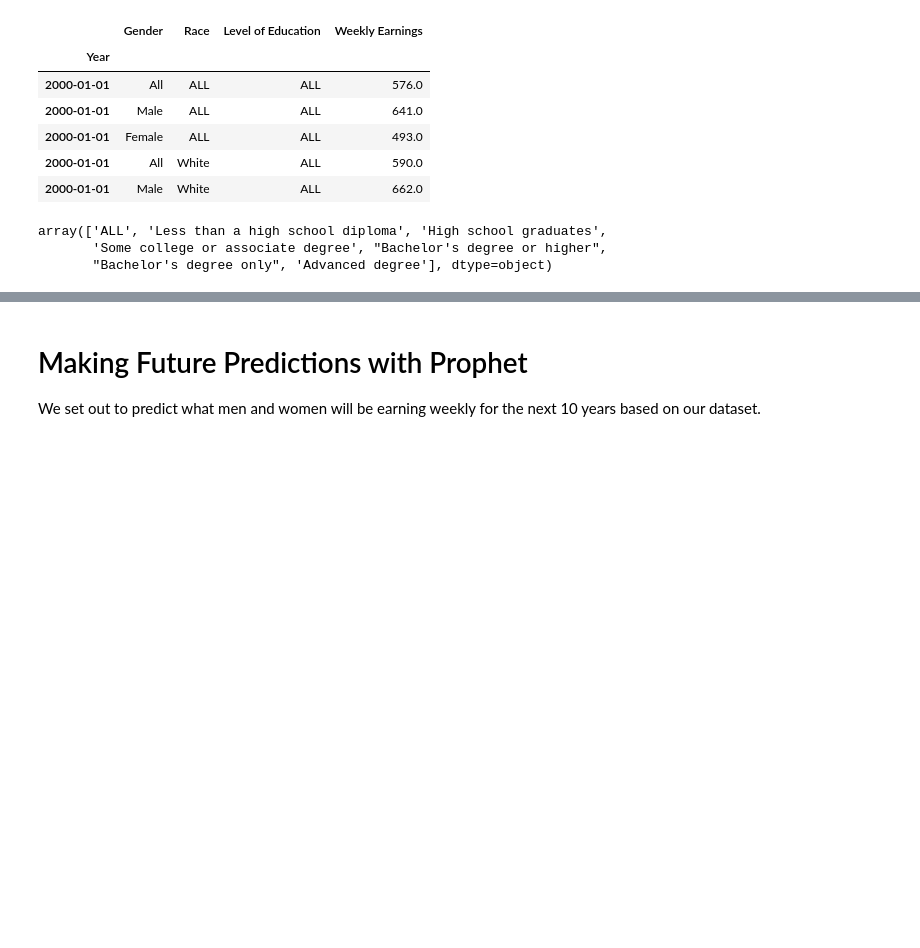
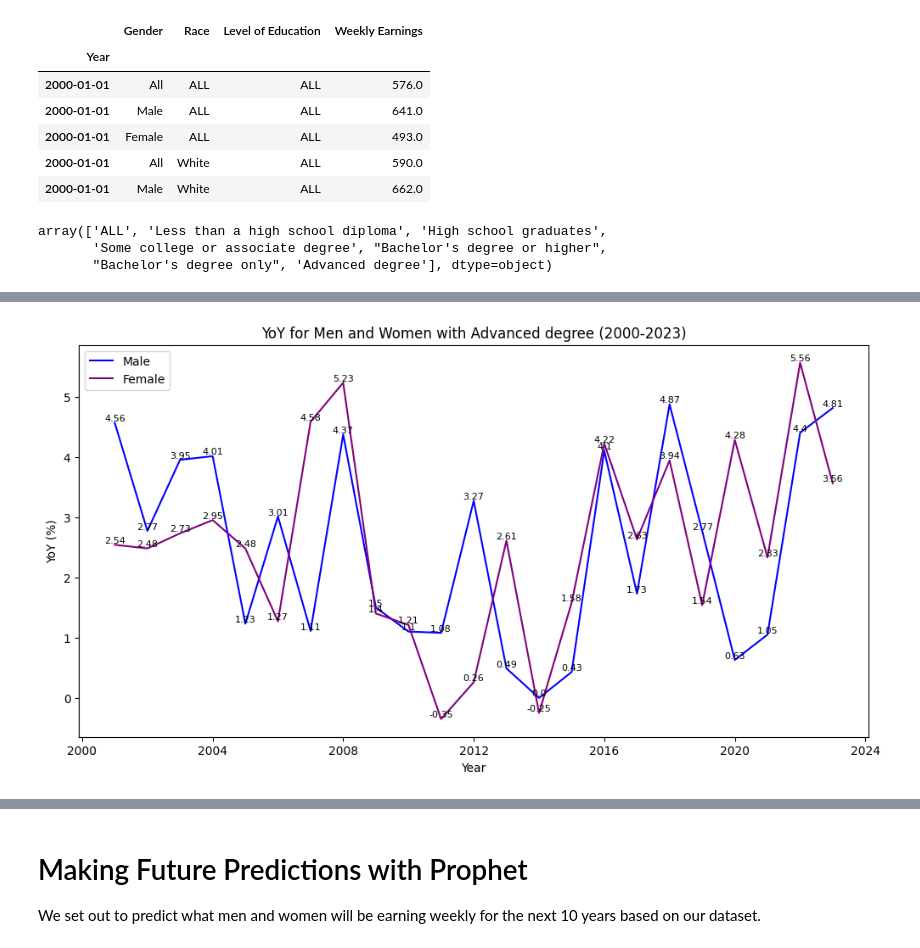
Before and after one commit to professav/project1.newrepo, a Jupyter notebook: uslaborstatistics.ipynb, the cells around one changed output, grey strips where cells are left out. Drawn from its saved outputs; the diff is of its cells as text; code cells hidden in the pictures; blank space fills up the shorter version.

```diff
--- a/uslaborstatistics.ipynb
+++ b/uslaborstatistics.ipynb
@@ -150,0 +187,20 @@ plt.show()
+# %%
+# Storing the data in a Pandas DataFrame
+# Setting the "Year" column as the Datetime Index.
+
+growth_stats = pd.read_csv(
+    "growth.csv",
+    index_col='Year',
+    parse_dates=True
+)
+
+growth_stats.columns
+growth_stats.rename(columns={'YoY ': 'YoY'}, inplace=True)
+
+growth_stats['YoY'] = growth_stats['YoY'].str.replace('%', '').astype(float)
+
+growth_stats['% of Men'] = growth_stats['% of Men'].str.replace('%', '').astype(float)
+yoy_men = growth_stats.loc[growth_stats['Gender'] == 'Male'].dropna()
+
+yoy_women = growth_stats.loc[growth_stats['Gender'] == 'Female'].dropna()
+yoy_women.head()
@@ -150,0 +215,32 @@ plt.show()
+# %%
+# Creating the graphing YoY function for different education levels
+def graph_growth_yoy(growth_stats, education):
+# Plotting YoY for Men and Women with Less than a High School Diploma 2000-2023
+  plt.figure(figsize=(12, 6))
+
+# Plotting Men's YoY
+  yoy_men = growth_stats.loc[(growth_stats['Gender'] == 'Male') & (growth_stats['Level of Education'] == education)]
+  plt.plot(yoy_men.index, yoy_men['YoY'], color='blue', label='Male')
+
+# # Add labels to each point
+  for i, txt in enumerate(yoy_men['YoY']):
+    plt.text(yoy_men.index[i], yoy_men['YoY'][i], f"{float(yoy_men['YoY'][i])}", fontsize=8, ha='center', va='bottom')
+
+  yoy_women = growth_stats.loc[(growth_stats['Gender'] == 'Female') & (growth_stats['Level of Education'] == education)]
+  plt.plot(yoy_women.index, yoy_women['YoY'], color='purple', label='Female')
+
+ # Add labels to each point
+  for i, txt in enumerate(yoy_women['YoY']):
+    plt.text(yoy_women.index[i], yoy_women['YoY'][i], f"{float(yoy_women['YoY'][i])}", fontsize=8, ha='center', va='bottom')
+
+# Adding labels and title
+  plt.title(f'YoY for Men and Women with {education} (2000-2023)')
+  plt.xlabel('Year')
+  plt.ylabel('YoY (%)')
+  plt.legend()
+
+# # Display the plot
+plt.show()
+
+graph_growth_yoy(growth_stats, "Advanced degree")
+# %% [output]
@@ -150,0 +253 @@ plt.show()
+[figure, added]
```
Also changed, not shown: parts of 18 cells of this notebook.
